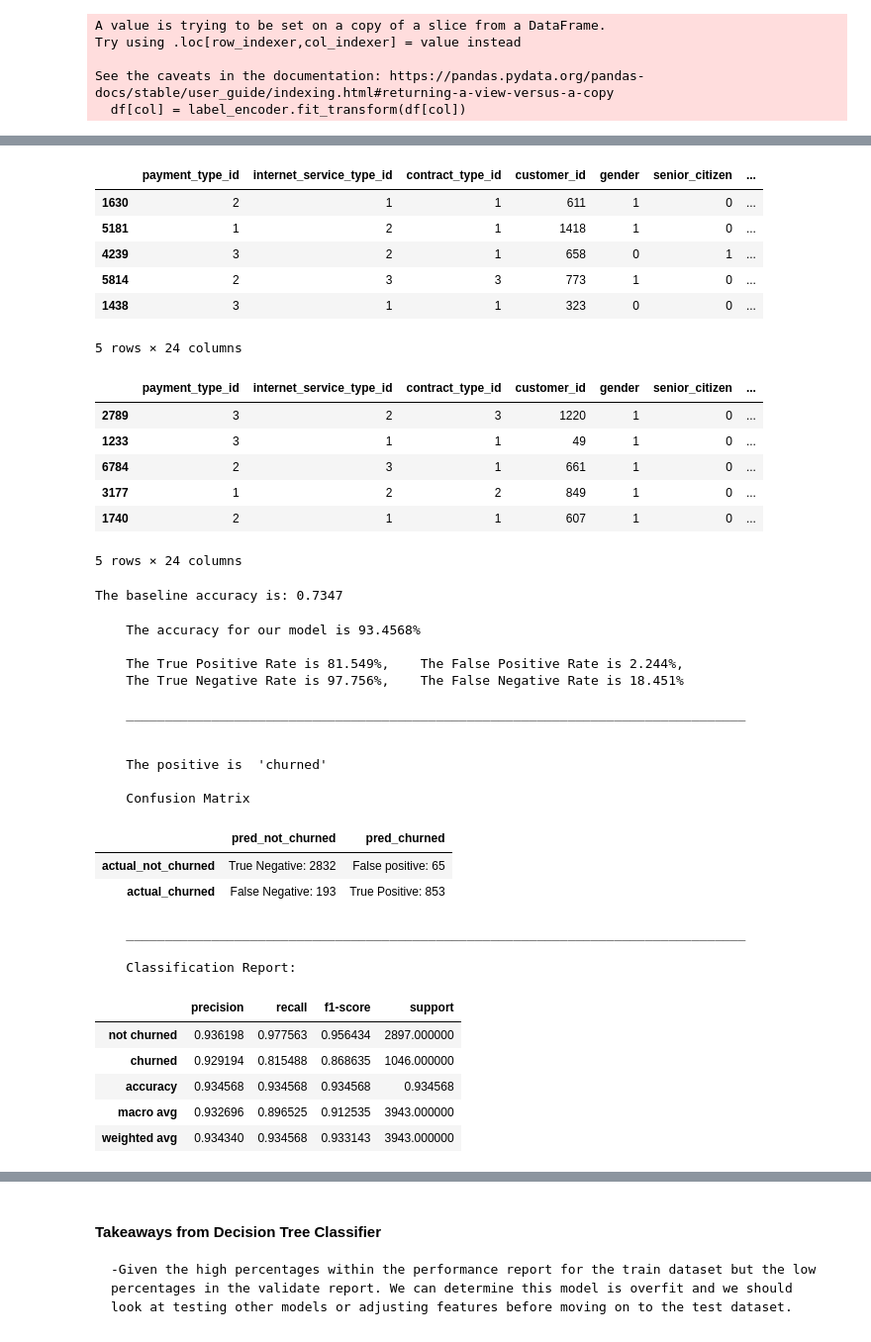
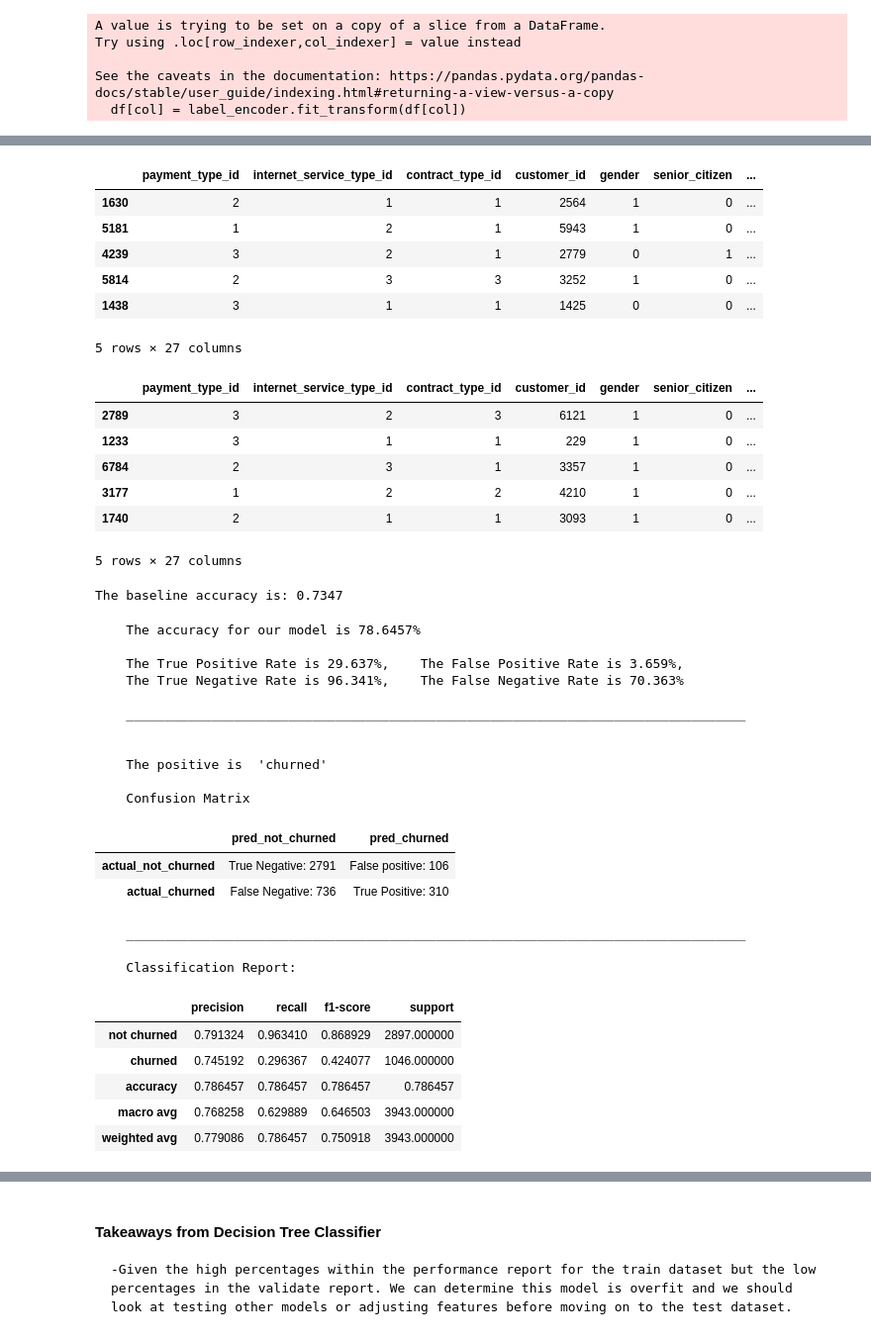
Before and after one commit to ForrestMccrosky/Classification_Project, a Jupyter notebook: classification_project_rough.ipynb, the cells around one changed output, grey strips where cells are left out. Shown at 99% size. Drawn from its saved outputs; the diff is of its cells as text; code cells hidden in the pictures.

Commit message:
adding more features and changing models around

```diff
--- a/classification_project_rough.ipynb
+++ b/classification_project_rough.ipynb
@@ -381,0 +394,3 @@ p     = 0.0035
+# %%
+telco_num['fiber'] = np.where(telco_num.internet_service_type == 2, 1, 0)
+telco_num['month_to_month'] = np.where(telco_num.contract_type_id == 1, 1, 0)
@@ -381,0 +407,2 @@ p     = 0.0035
+# %%
+train, validate, test = split_data(telco_num)
@@ -425,22 +472,22 @@ train.head()
 validate.head()
 # %% [output]
 |  | payment_type_id | internet_service_type_id | contract_type_id | customer_id | gender | senior_citizen | ... |
-| 1630 | 2 | 1 | 1 | 611 | 1 | 0 | ... |
-| 5181 | 1 | 2 | 1 | 1418 | 1 | 0 | ... |
-| 4239 | 3 | 2 | 1 | 658 | 0 | 1 | ... |
-| 5814 | 2 | 3 | 3 | 773 | 1 | 0 | ... |
-| 1438 | 3 | 1 | 1 | 323 | 0 | 0 | ... |
+| 1630 | 2 | 1 | 1 | 2564 | 1 | 0 | ... |
+| 5181 | 1 | 2 | 1 | 5943 | 1 | 0 | ... |
+| 4239 | 3 | 2 | 1 | 2779 | 0 | 1 | ... |
+| 5814 | 2 | 3 | 3 | 3252 | 1 | 0 | ... |
+| 1438 | 3 | 1 | 1 | 1425 | 0 | 0 | ... |
-5 rows × 24 columns
+5 rows × 27 columns
 # %%
 test.head()
 # %% [output]
 |  | payment_type_id | internet_service_type_id | contract_type_id | customer_id | gender | senior_citizen | ... |
-| 2789 | 3 | 2 | 3 | 1220 | 1 | 0 | ... |
-| 1233 | 3 | 1 | 1 | 49 | 1 | 0 | ... |
-| 6784 | 2 | 3 | 1 | 661 | 1 | 0 | ... |
-| 3177 | 1 | 2 | 2 | 849 | 1 | 0 | ... |
-| 1740 | 2 | 1 | 1 | 607 | 1 | 0 | ... |
+| 2789 | 3 | 2 | 3 | 6121 | 1 | 0 | ... |
+| 1233 | 3 | 1 | 1 | 229 | 1 | 0 | ... |
+| 6784 | 2 | 3 | 1 | 3357 | 1 | 0 | ... |
+| 3177 | 1 | 2 | 2 | 4210 | 1 | 0 | ... |
+| 1740 | 2 | 1 | 1 | 3093 | 1 | 0 | ... |
-5 rows × 24 columns
+5 rows × 27 columns
 # %%
 ## calculating a baseline accuracy
 base_acc = (train.baseline == train.churn).mean()
@@ -509,41 +556,41 @@ def model_performs (X_df, y_df, model):
     display(clas_rep)
 # %%
 ##set up X and Ys
-cols = ['total_charges', 'contract_type', 'payment_type', 'senior_citizen']
+cols = ['tenure', 'monthly_charges', 'fiber', 'month_to_month']
 
 
 X_train, y_train = train[cols], train.churn
 X_validate, y_validate = validate[cols], validate.churn
 X_test, y_test = test[cols], test.churn
 
-model = DecisionTreeClassifier(random_state = 123, max_depth = 17)
+model = DecisionTreeClassifier(random_state = 123, max_depth = 3)
 model.fit(X_train, y_train)
 
 model_performs(X_train, y_train, model)
 # %% [output]
-    The accuracy for our model is 93.4568%
+    The accuracy for our model is 78.6457%
 
-    The True Positive Rate is 81.549%,    The False Positive Rate is 2.244%,
-    The True Negative Rate is 97.756%,    The False Negative Rate is 18.451%
+    The True Positive Rate is 29.637%,    The False Positive Rate is 3.659%,
+    The True Negative Rate is 96.341%,    The False Negative Rate is 70.363%
 
     ________________________________________________________________________________
 
 
     The positive is  'churned'
 
     Confusion Matrix
 |  | pred_not_churned | pred_churned |
-| actual_not_churned | True Negative: 2832 | False positive: 65 |
-| actual_churned | False Negative: 193 | True Positive: 853 |
+| actual_not_churned | True Negative: 2791 | False positive: 106 |
+| actual_churned | False Negative: 736 | True Positive: 310 |
     ________________________________________________________________________________
 
     Classification Report:
 |  | precision | recall | f1-score | support |
-| not churned | 0.936198 | 0.977563 | 0.956434 | 2897.000000 |
-| churned | 0.929194 | 0.815488 | 0.868635 | 1046.000000 |
-| accuracy | 0.934568 | 0.934568 | 0.934568 | 0.934568 |
-| macro avg | 0.932696 | 0.896525 | 0.912535 | 3943.000000 |
-| weighted avg | 0.934340 | 0.934568 | 0.933143 | 3943.000000 |
+| not churned | 0.791324 | 0.963410 | 0.868929 | 2897.000000 |
+| churned | 0.745192 | 0.296367 | 0.424077 | 1046.000000 |
+| accuracy | 0.786457 | 0.786457 | 0.786457 | 0.786457 |
+| macro avg | 0.768258 | 0.629889 | 0.646503 | 3943.000000 |
+| weighted avg | 0.779086 | 0.786457 | 0.750918 | 3943.000000 |
 # %%
 ## running validate report
 model_performs(X_validate, y_validate, model)
```
Also changed, not shown: parts of 15 cells of this notebook.
